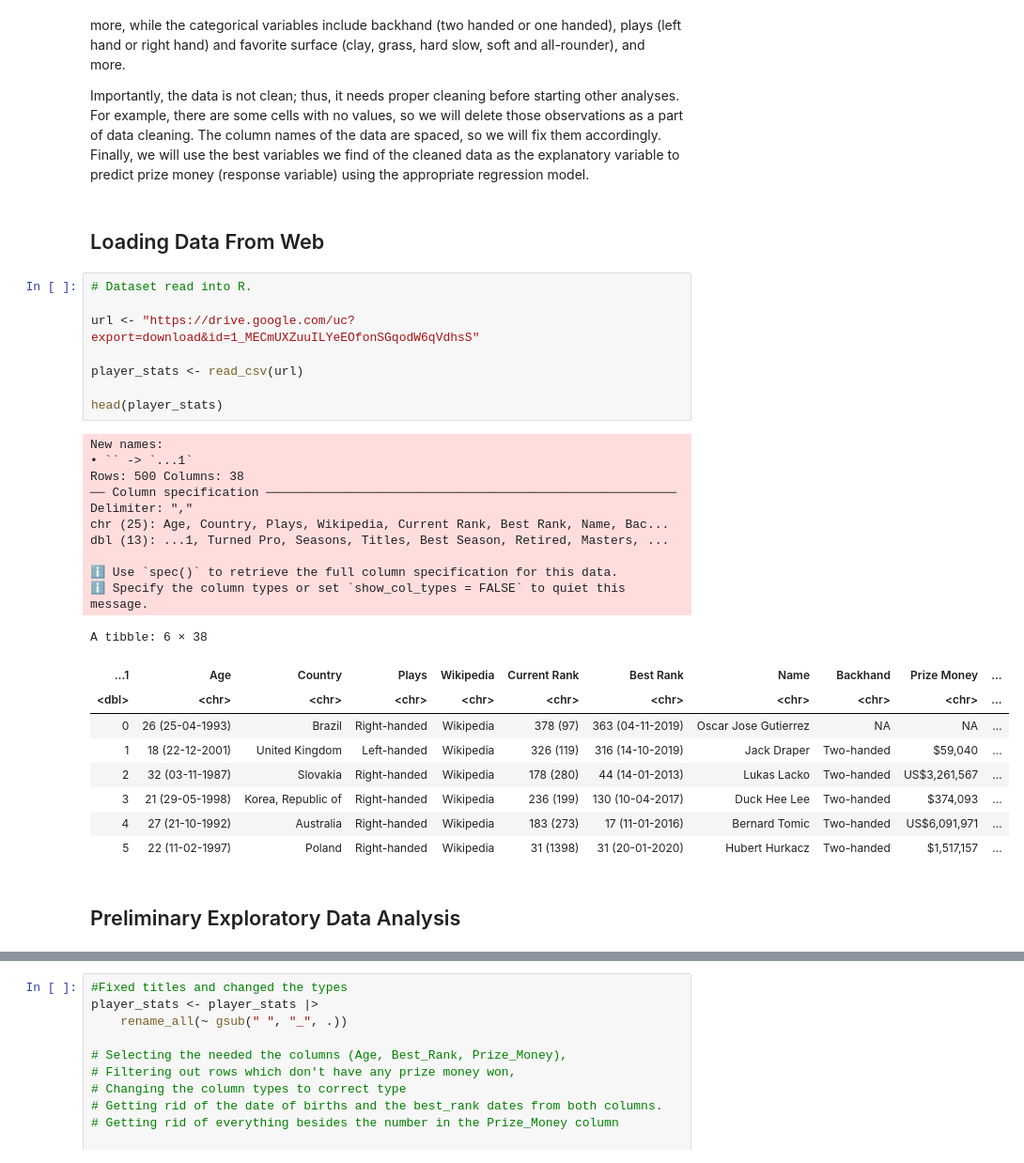
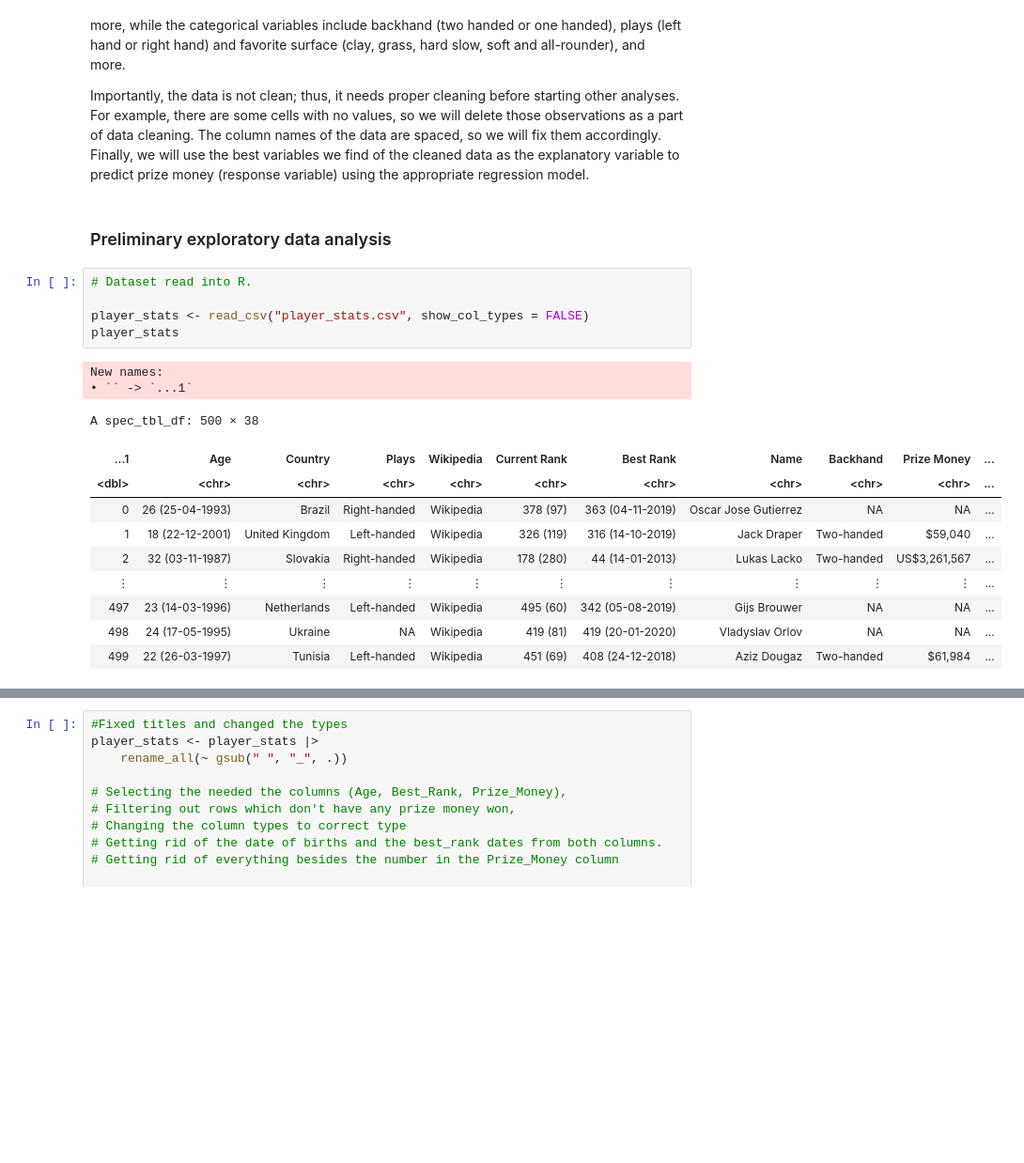
Before and after one commit to HarmanSandhu179/DSCI-100-Group-Project, a Jupyter notebook: group_project_report.ipynb, the cells around one changed output, grey strips where cells are left out. Shown at 94% size. Cells and saved outputs as stored; diff of their text form; blank space fills up the shorter version.

```diff
--- a/group_project_report.ipynb
+++ b/group_project_report.ipynb
@@ -37,35 +36,23 @@ In this work, we will attempt to determine the best variables that can be used t
 For this work, the data was downloaded from Ultimate Tennis Statistics. [3] This data contains various information summarized for the top 500 male tennis players. The data contains 37 variables about the players. These variables are of either continuous and categorical types. The continuous variables include age, prize money, current rank, best rank, height, weight, and more, while the categorical variables include backhand (two handed or one handed), plays (left hand or right hand) and favorite surface (clay, grass, hard slow, soft and all-rounder), and more.
 
 Importantly, the data is not clean; thus, it needs proper cleaning before starting other analyses. For example, there are some cells with no values, so we will delete those observations as a part of data cleaning. The column names of the data are spaced, so we will fix them accordingly. Finally, we will use the best variables we find of the cleaned data as the explanatory variable to predict prize money (response variable) using the appropriate regression model.
-# %% [markdown]
-## Loading Data From Web
+# %% [markdown]
+### Preliminary exploratory data analysis
 # %%
 # Dataset read into R.
 
-url <- "https://drive.google.com/uc?export=download&id=1_MECmUXZuuILYeEOfonSGqodW6qVdhsS"
-
-player_stats <- read_csv(url)
-
-head(player_stats)
+player_stats <- read_csv("player_stats.csv", show_col_types = FALSE)
+player_stats
 # %% [output]
 New names:
 • `` -> `...1`
-Rows: 500 Columns: 38
-── Column specification ────────────────────────────────────────────────────────
-Delimiter: ","
-chr (25): Age, Country, Plays, Wikipedia, Current Rank, Best Rank, Name, Bac...
-dbl (13): ...1, Turned Pro, Seasons, Titles, Best Season, Retired, Masters, ...
-
-ℹ Use `spec()` to retrieve the full column specification for this data.
-ℹ Specify the column types or set `show_col_types = FALSE` to quiet this message.
-A tibble: 6 × 38
+A spec_tbl_df: 500 × 38
 | ...1 | Age | Country | Plays | Wikipedia | Current Rank | Best Rank | Name | Backhand | Prize Money | ... |
 | <dbl> | <chr> | <chr> | <chr> | <chr> | <chr> | <chr> | <chr> | <chr> | <chr> | ... |
 | 0 | 26 (25-04-1993) | Brazil | Right-handed | Wikipedia | 378 (97) | 363 (04-11-2019) | Oscar Jose Gutierrez | NA | NA | ... |
 | 1 | 18 (22-12-2001) | United Kingdom | Left-handed | Wikipedia | 326 (119) | 316 (14-10-2019) | Jack Draper | Two-handed | $59,040 | ... |
 | 2 | 32 (03-11-1987) | Slovakia | Right-handed | Wikipedia | 178 (280) | 44 (14-01-2013) | Lukas Lacko | Two-handed | US$3,261,567 | ... |
-| 3 | 21 (29-05-1998) | Korea, Republic of | Right-handed | Wikipedia | 236 (199) | 130 (10-04-2017) | Duck Hee Lee | Two-handed | $374,093 | ... |
-| 4 | 27 (21-10-1992) | Australia | Right-handed | Wikipedia | 183 (273) | 17 (11-01-2016) | Bernard Tomic | Two-handed | US$6,091,971 | ... |
-| 5 | 22 (11-02-1997) | Poland | Right-handed | Wikipedia | 31 (1398) | 31 (20-01-2020) | Hubert Hurkacz | Two-handed | $1,517,157 | ... |
+| ⋮ | ⋮ | ⋮ | ⋮ | ⋮ | ⋮ | ⋮ | ⋮ | ⋮ | ⋮ | ... |
+| 497 | 23 (14-03-1996) | Netherlands | Left-handed | Wikipedia | 495 (60) | 342 (05-08-2019) | Gijs Brouwer | NA | NA | ... |
+| 498 | 24 (17-05-1995) | Ukraine | NA | Wikipedia | 419 (81) | 419 (20-01-2020) | Vladyslav Orlov | NA | NA | ... |
+| 499 | 22 (26-03-1997) | Tunisia | Left-handed | Wikipedia | 451 (69) | 408 (24-12-2018) | Aziz Dougaz | Two-handed | $61,984 | ... |
-# %% [markdown]
-## Preliminary Exploratory Data Analysis
```
Also changed, not shown: parts of 6 cells of this notebook.
